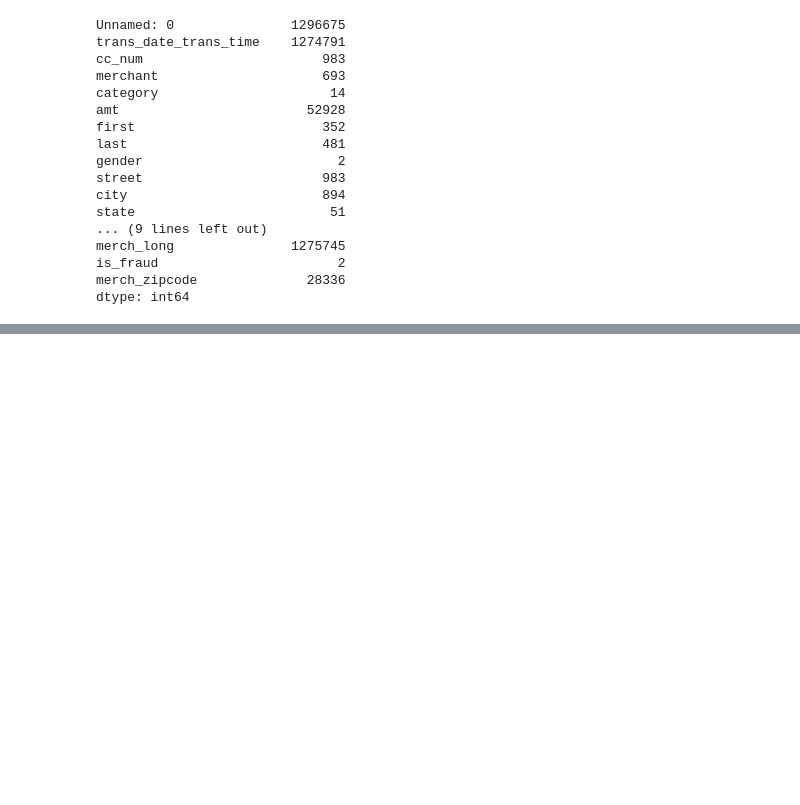
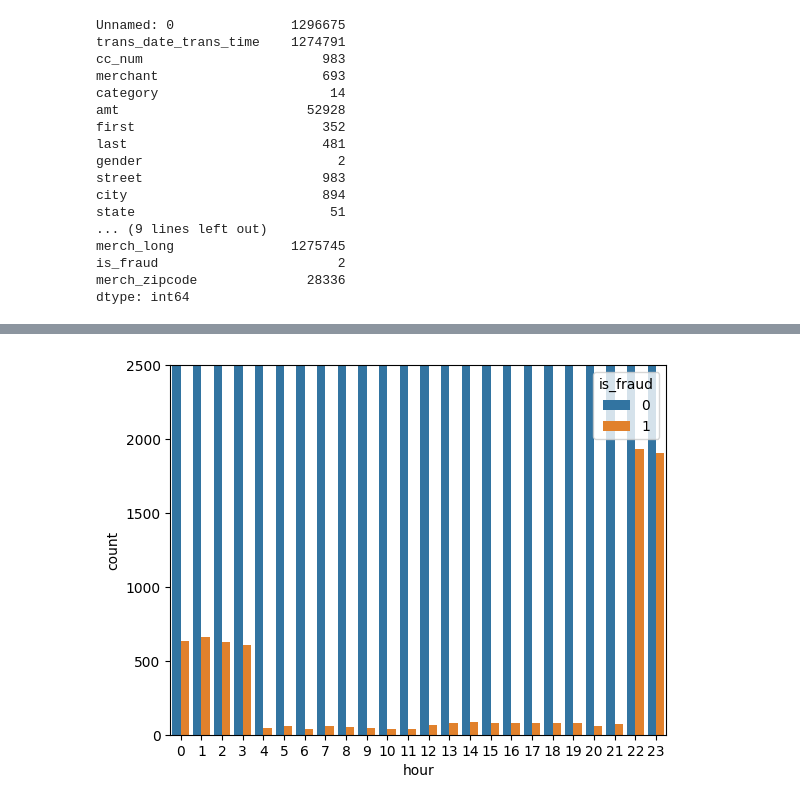
Before and after one commit to AungKaung1971/fraud_detection_model, a Jupyter notebook: notebooks/eda_notebook.ipynb, the cells around one changed output, grey strips where cells are left out. Drawn from its saved outputs; the diff is of its cells as text; code cells hidden in the pictures; blank space fills up the shorter version.

```diff
--- a/notebooks/eda_notebook.ipynb
+++ b/notebooks/eda_notebook.ipynb
@@ -93,4 +94,18 @@ plt.show()
 [figure]
+# %%
+# testing the hypothesis fraudulent activity happens at night
+# dividing transactions to hour so feature can be extracted by the hour
+df["hour"] = pd.to_datetime(df["unix_time"], unit='s').dt.hour
+
+# checking feature engineer worked
+df["hour"].value_counts()
+
+# countplotting hour to is_fraud
+sns.countplot(x="hour",hue="is_fraud", data=df)
+plt.ylim(0,2500)
+plt.show()
+# %% [output]
+[figure, added]
 # %% [markdown]
 ### Some interesting things from inital EDA of the data set
 - Large Dataset (1.2 mil transactions)
```
Also changed, not shown: parts of 2 cells of this notebook.
